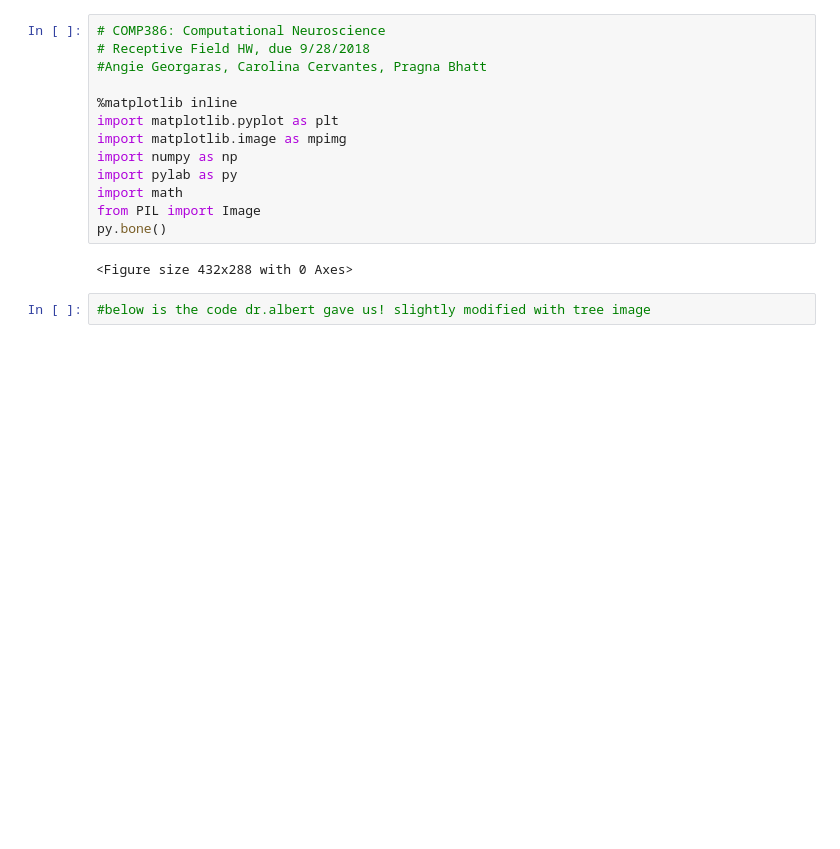
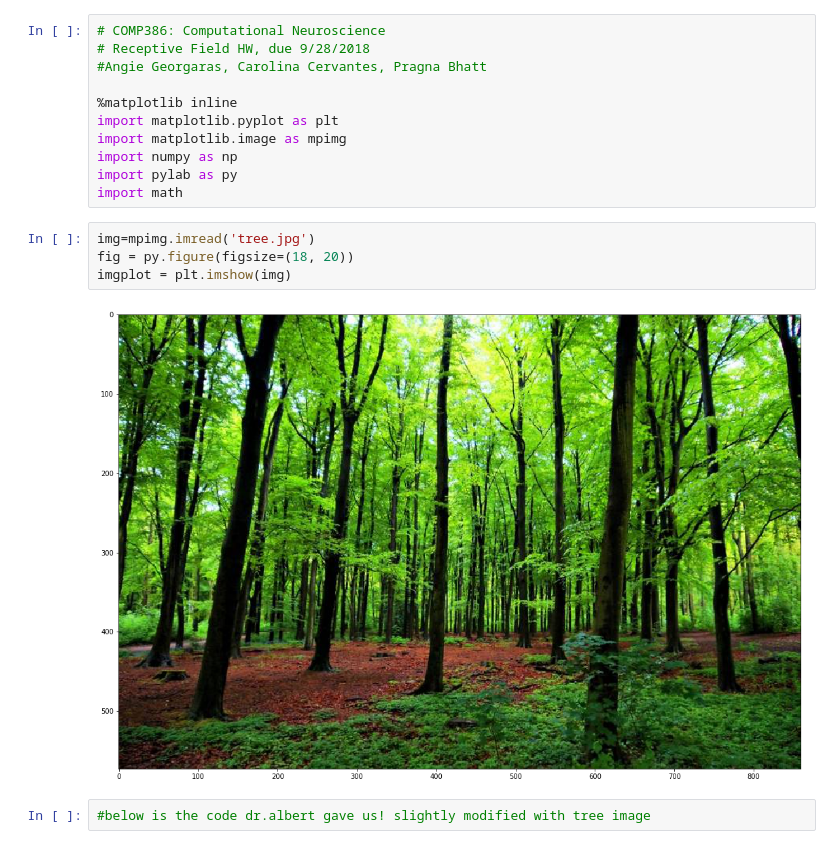
Before and after one commit to angiegeorgaras/COMP_386_HW1, a Jupyter notebook: ReceptiveField.ipynb, the cells around one changed output. Cells and saved outputs as stored; diff of their text form; blank space fills up the shorter version.

```diff
--- a/ReceptiveField.ipynb
+++ b/ReceptiveField.ipynb
@@ -9,10 +9,12 @@ import matplotlib.image as mpimg
 import numpy as np
 import pylab as py
 import math
-from PIL import Image
-py.bone()
-# %% [output]
-<Figure size 432x288 with 0 Axes>
+# %%
+img=mpimg.imread('tree.jpg')
+fig = py.figure(figsize=(18, 20))
+imgplot = plt.imshow(img)
+# %% [output]
+[figure, added]
 # %%
 #below is the code dr.albert gave us! slightly modified with tree image
 # %%
```
Also changed, not shown: parts of 6 cells of this notebook.
